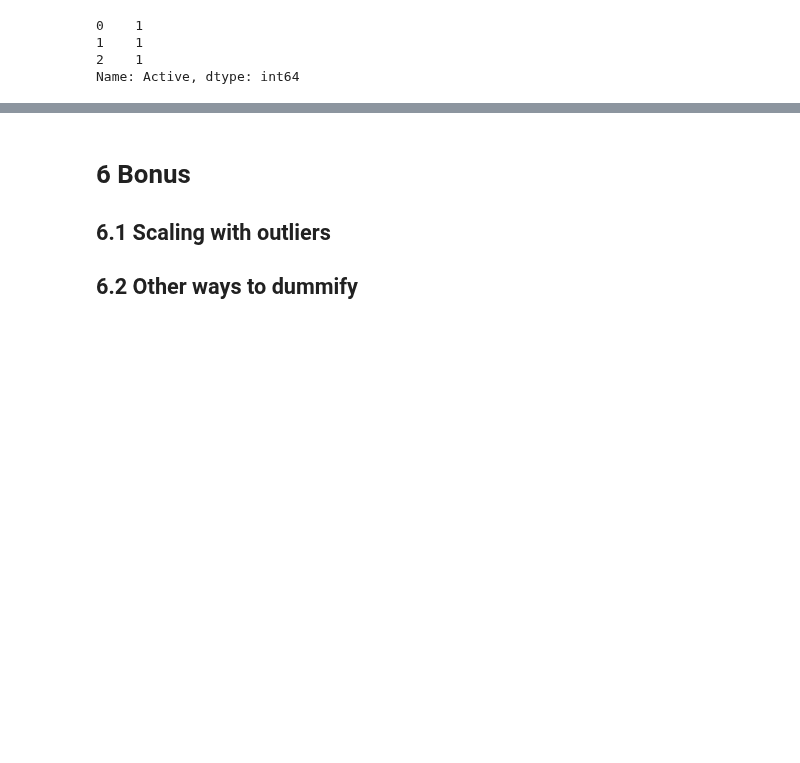
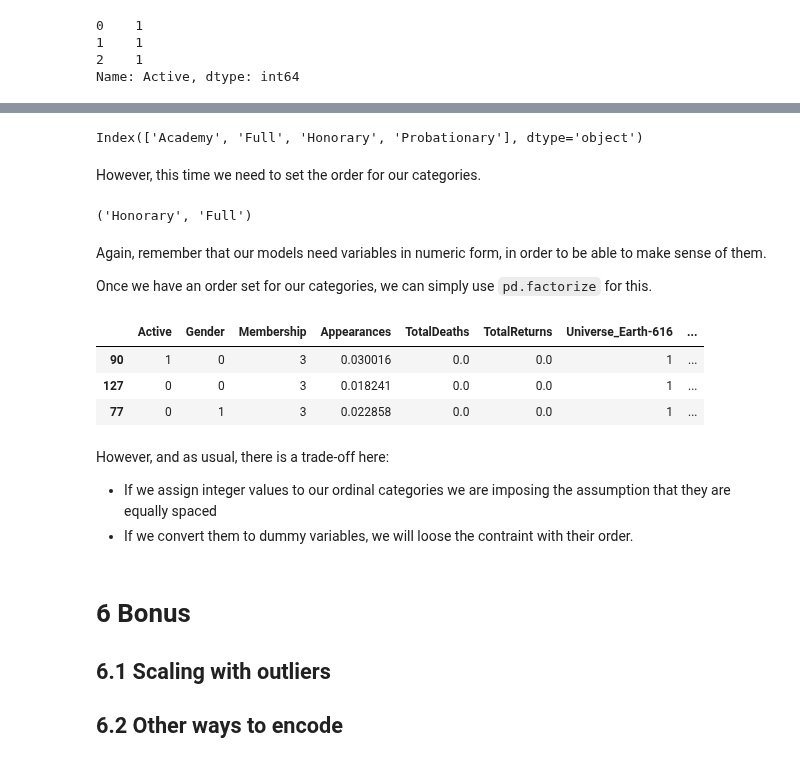
Before and after one commit to LDSSA/bootcamp, a Jupyter notebook: units/SLU15_Working_With_Real_Data/learning.ipynb, the cells around one changed output, grey strips where cells are left out. Saved outputs shown, nothing was run; the diff lists cells and outputs as text; code cells hidden in the pictures; blank space fills up the shorter version.

```diff
--- a/units/SLU15_Working_With_Real_Data/learning.ipynb
+++ b/units/SLU15_Working_With_Real_Data/learning.ipynb
@@ -294,6 +329,35 @@ Label encoder (Series.map becomes unpractical)
+# %%
+avengers = avengers.assign(Membership=avengers['Membership'].astype('category'))
+avengers['Membership'].cat.categories
+# %% [output]
+Index(['Academy', 'Full', 'Honorary', 'Probationary'], dtype='object')
+# %% [markdown]
+However, this time we need to set the order for our categories.
+# %%
+ordered_cats = ['Honorary', 'Academy', 'Probationary', 'Full']
+avengers = avengers.assign(Membership=avengers['Membership'].cat.set_categories(ordered_cats, ordered=True))
+avengers['Membership'].min(), avengers['Membership'].max()
+# %% [output]
+('Honorary', 'Full')
+# %% [markdown]
+Again, remember that our models need variables in numeric form, in order to be able to make sense of them.
+
+Once we have an order set for our categories, we can simply use `pd.factorize` for this.
+# %%
+(avengers.assign(Membership=pd.factorize(avengers['Membership'], sort=True)[0])
+         .sample(3))
+# %% [output]
+|  | Active | Gender | Membership | Appearances | TotalDeaths | TotalReturns | Universe_Earth-616 | ... |
+| 90 | 1 | 0 | 3 | 0.030016 | 0.0 | 0.0 | 1 | ... |
+| 127 | 0 | 0 | 3 | 0.018241 | 0.0 | 0.0 | 1 | ... |
+| 77 | 0 | 1 | 3 | 0.022858 | 0.0 | 0.0 | 1 | ... |
+# %% [markdown]
+However, and as usual, there is a trade-off here:
+* If we assign integer values to our ordinal categories we are imposing the assumption that they are equally spaced
+* If we convert them to dummy variables, we will loose the contraint with their order.
 # %% [markdown]
 # 6 Bonus
 
 ## 6.1 Scaling with outliers
 
-## 6.2 Other ways to dummify
+## 6.2 Other ways to encode
```
Also changed, not shown: parts of 30 cells of this notebook, 1 other file.
